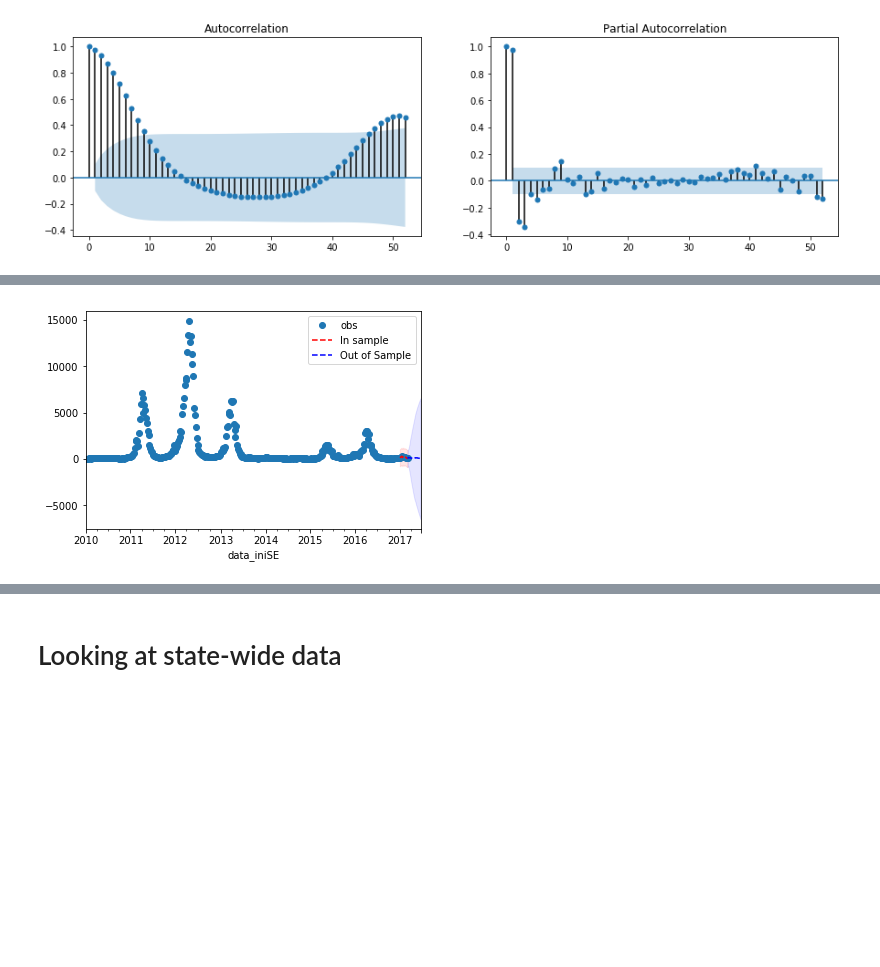
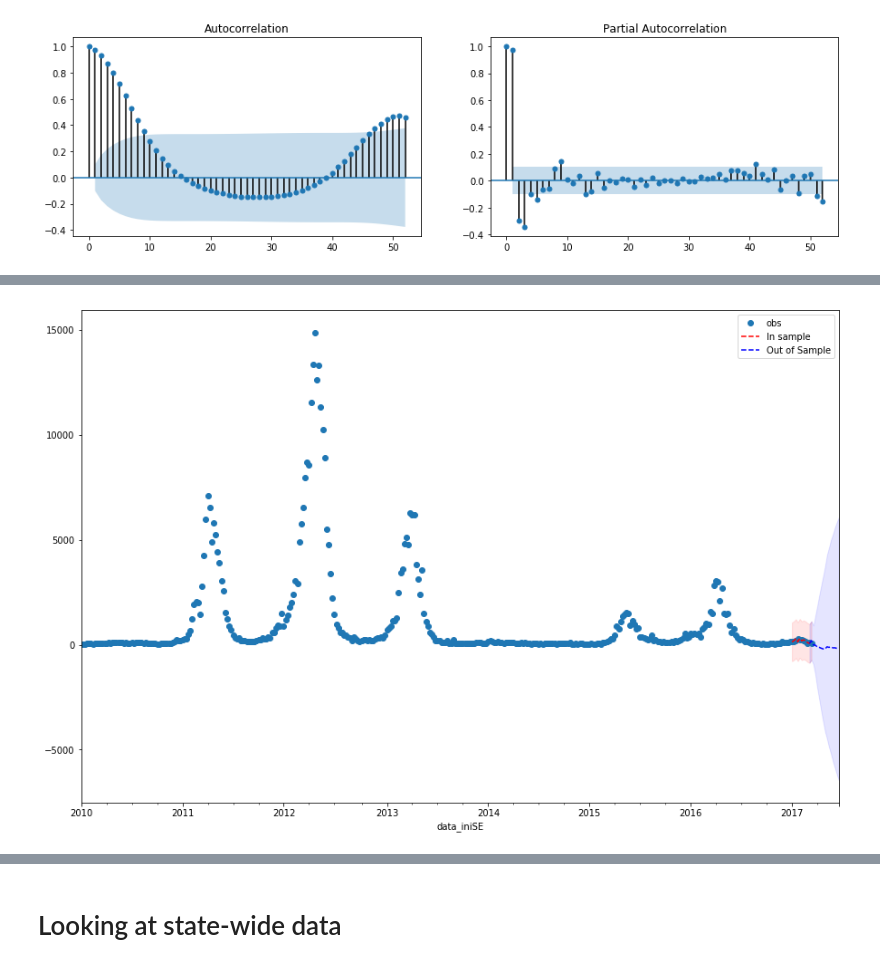
Before and after one commit to AlertaDengue/InfoDenguePredict, a Jupyter notebook: Notebooks/Data Exploration.ipynb, the cells around one changed output, grey strips where cells are left out. Cells and saved outputs as stored; diff of their text form; code cells hidden in the pictures; blank space fills up the shorter version.

```diff
--- a/Notebooks/Data Exploration.ipynb
+++ b/Notebooks/Data Exploration.ipynb
@@ -138,16 +138,17 @@ Statespace Model Results
 # %%
 def plot_pred(fit):
     predict = fit.get_prediction(start='2017-01-01', dynamic=False)
     predict_ci = predict.conf_int()
     Full.casos.plot(style='o',label='obs')
     predict.predicted_mean.plot(style='r--', label='In sample')
     plt.fill_between(predict_ci.index, predict_ci.ix[:, 0], predict_ci.ix[:, 1], color='r', alpha=0.1)
     forecast = fit.get_prediction(start='2017-03-05', end='2017-06-21', dynamic=False)
     forecast_ci = forecast.conf_int()
     forecast.predicted_mean.plot(style='b--', label='Out of Sample')
     plt.fill_between(forecast_ci.index, forecast_ci.ix[:, 0], forecast_ci.ix[:, 1], color='b', alpha=0.1)
     plt.legend(loc=0)
+plt.figure(figsize=(15,10))
 plot_pred(fit_1)
 # %% [output]
-[figure, old version]
+[figure, new version]
 # %%
```
Also changed, not shown: parts of 5 cells of this notebook, 3 other files.
